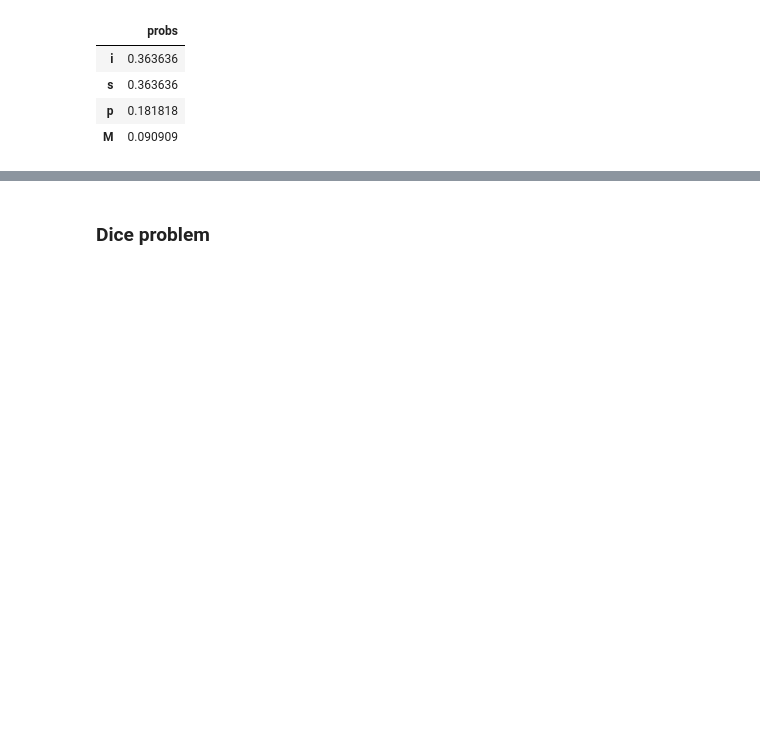
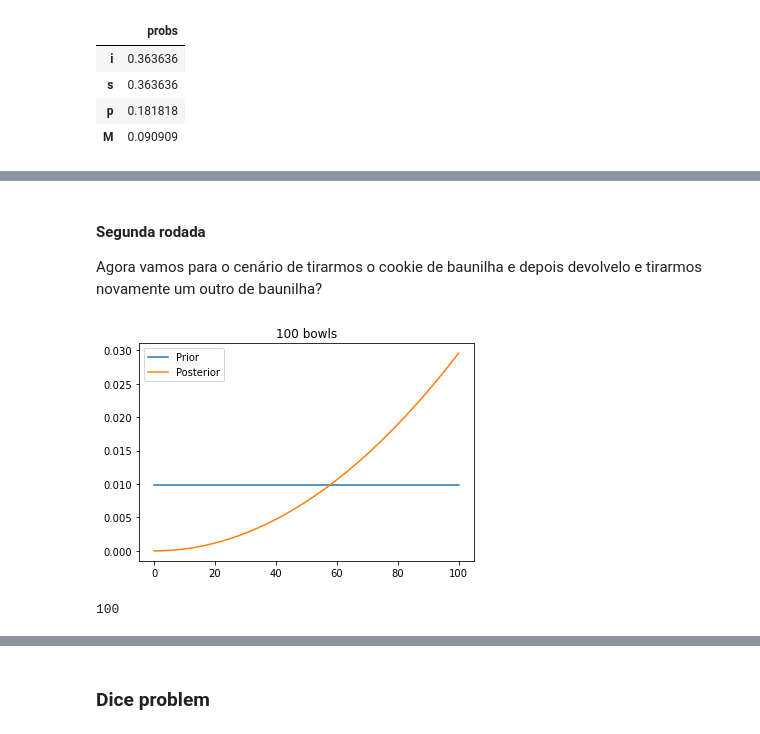
Before and after one commit to Comsertel/ThinkBayes, a Jupyter notebook: Chapter3.ipynb, the cells around one changed output, grey strips where cells are left out. Drawn from its saved outputs; the diff is of its cells as text; code cells hidden in the pictures; blank space fills up the shorter version.

```diff
--- a/Chapter3.ipynb
+++ b/Chapter3.ipynb
@@ -153,0 +167,14 @@ posterior1.head()
+# %% [markdown]
+#### Segunda rodada
+Agora vamos para o cenário de tirarmos o cookie de baunilha e depois devolvelo e tirarmos novamente um outro de baunilha?
+# %%
+posterior = posterior * likelihood_vanilla
+posterior.normalize()
+plot_graph(prior, posterior)
+# %% [output]
+[figure, added]
+# %%
+#Melhor porcentagem para o cénario
+posterior.idxmax()
+# %% [output]
+100
```
Also changed, not shown: parts of 34 cells of this notebook, 1 other file.
